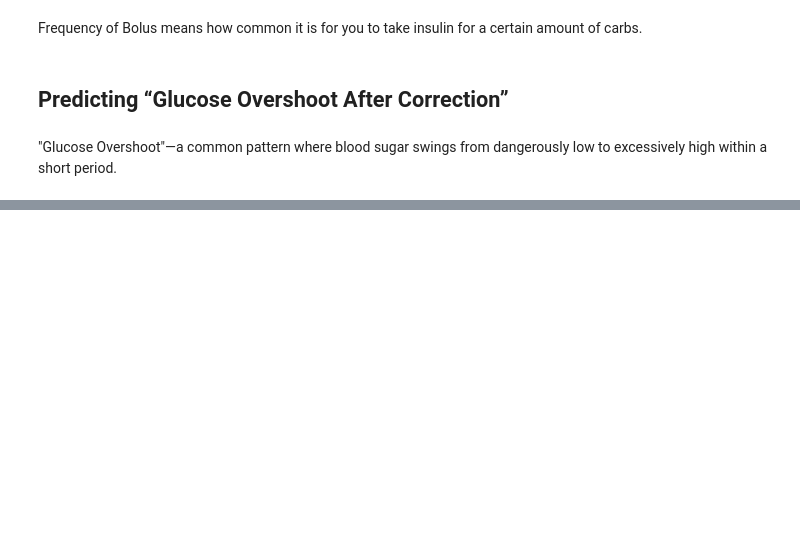
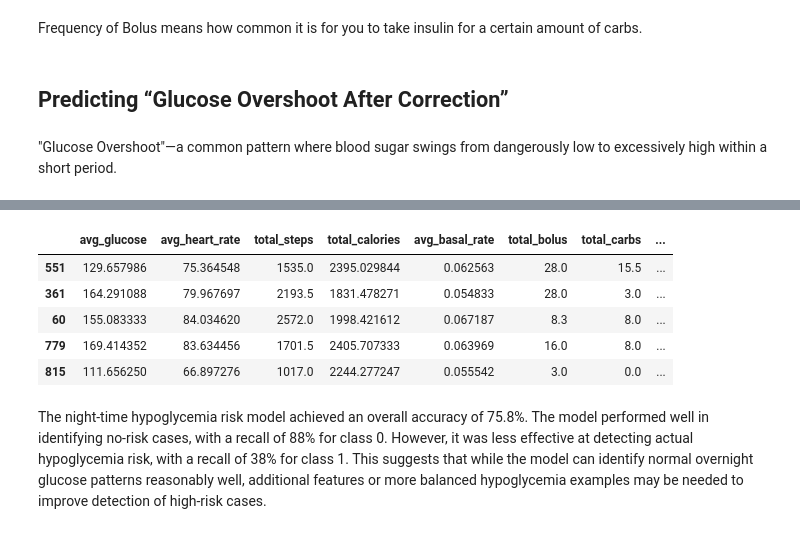
Before and after one commit to rajeshwariananth/Team01_PyVoyagers_Python_Hackathon_MAY_2026, a Jupyter notebook: Team01_PYVoyagers_04_Predictive_Analysis.ipynb, the cells around one changed output, grey strips where cells are left out. Drawn from its saved outputs; the diff is of its cells as text; code cells hidden in the pictures; blank space fills up the shorter version.

```diff
--- a/Team01_PYVoyagers_04_Predictive_Analysis.ipynb
+++ b/Team01_PYVoyagers_04_Predictive_Analysis.ipynb
@@ -926,0 +1220,18 @@ Prediction: A drop to 57.3 mg/dL leads to a spike of 215.5 mg/dL.
+# %%
+risk_probabilities = model.predict_proba(X_test)[:, 1]
+
+risk_results = X_test.copy()
+risk_results['actual_risk'] = y_test.values
+risk_results['predicted_risk'] = predictions
+risk_results['risk_probability'] = risk_probabilities.round(3)
+
+risk_results.head()
+# %% [output]
+|  | avg_glucose | avg_heart_rate | total_steps | total_calories | avg_basal_rate | total_bolus | total_carbs | ... |
+| 551 | 129.657986 | 75.364548 | 1535.0 | 2395.029844 | 0.062563 | 28.0 | 15.5 | ... |
+| 361 | 164.291088 | 79.967697 | 2193.5 | 1831.478271 | 0.054833 | 28.0 | 3.0 | ... |
+| 60 | 155.083333 | 84.034620 | 2572.0 | 1998.421612 | 0.067187 | 8.3 | 8.0 | ... |
+| 779 | 169.414352 | 83.634456 | 1701.5 | 2405.707333 | 0.063969 | 16.0 | 8.0 | ... |
+| 815 | 111.656250 | 66.897276 | 1017.0 | 2244.277247 | 0.055542 | 3.0 | 0.0 | ... |
+# %% [markdown]
+The night-time hypoglycemia risk model achieved an overall accuracy of 75.8%. The model performed well in identifying no-risk cases, with a recall of 88% for class 0. However, it was less effective at detecting actual hypoglycemia risk, with a recall of 38% for class 1. This suggests that while the model can identify normal overnight glucose patterns reasonably well, additional features or more balanced hypoglycemia examples may be needed to improve detection of high-risk cases.
```
Also changed, not shown: parts of 11 cells of this notebook, 1 other file.
